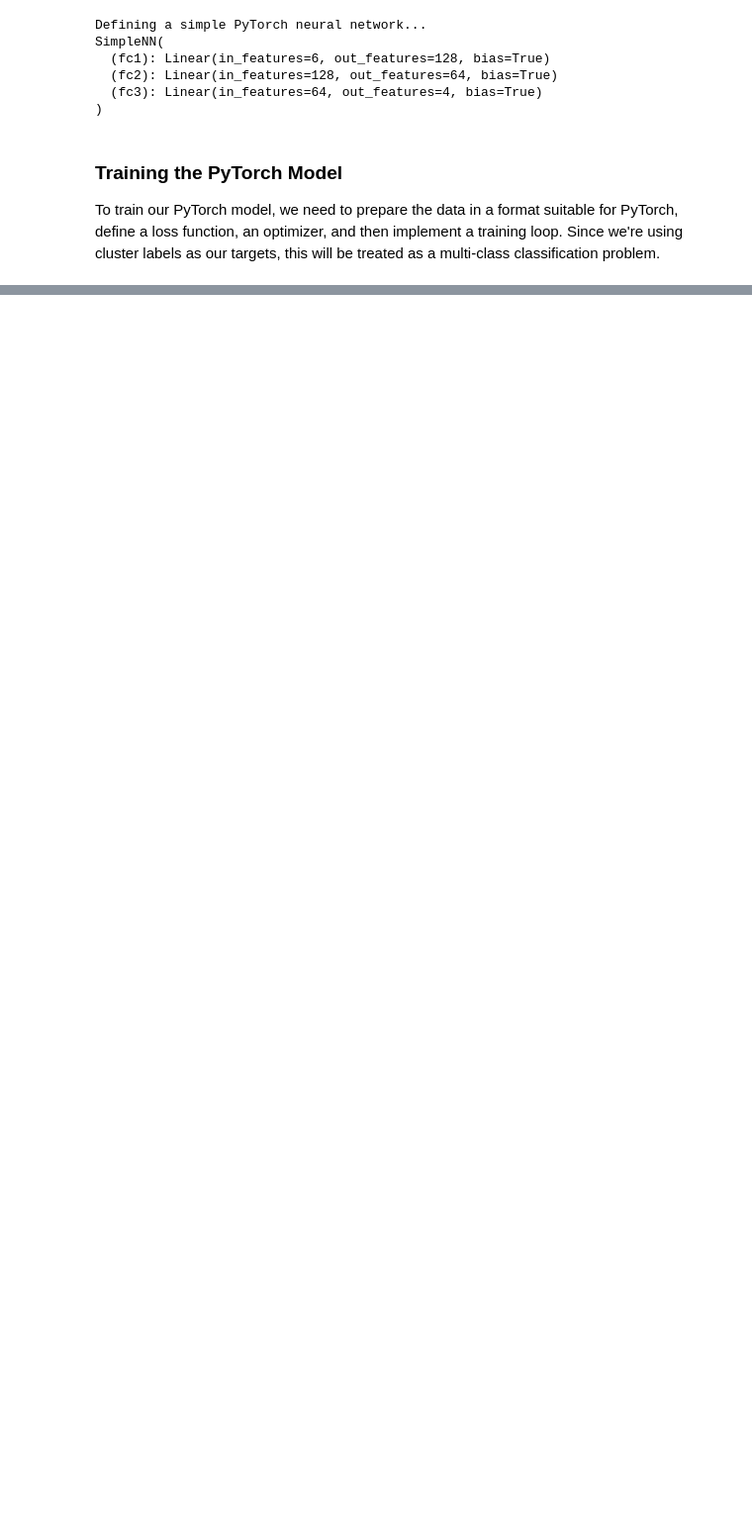
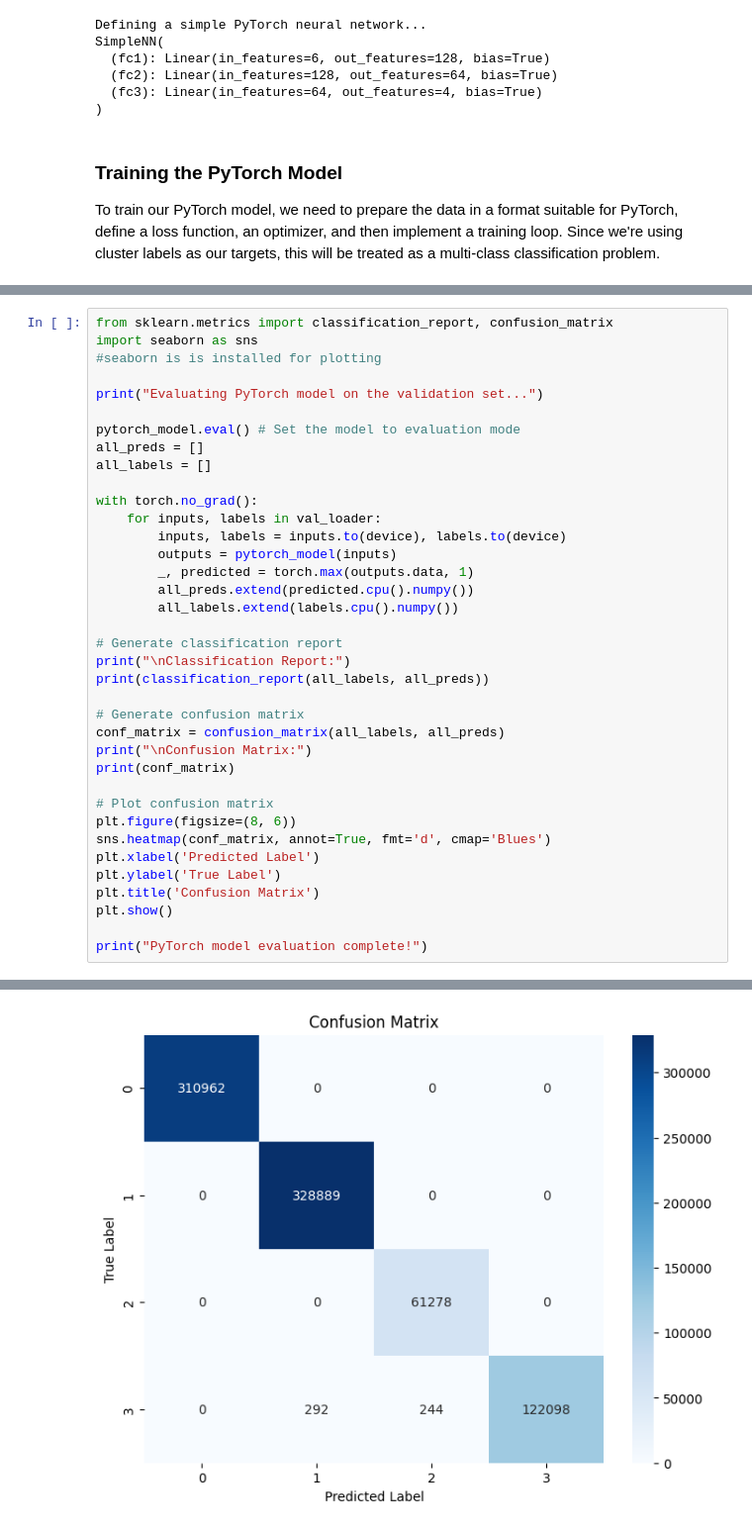
Before and after one commit to kfafa2018-ux/AIML-1030, a Jupyter notebook: rasterio_DL.ipynb, the cells around one changed output, grey strips where cells are left out. Shown at 99% size. Cells and saved outputs as stored; diff of their text form; blank space fills up the shorter version.

```diff
--- a/rasterio_DL.ipynb
+++ b/rasterio_DL.ipynb
@@ -505,0 +609,38 @@ Epoch [3/10], Training Loss: 0.0043, Validation Loss: 0.0093, Validation Accurac
+# %%
+from sklearn.metrics import classification_report, confusion_matrix
+import seaborn as sns
+#seaborn is is installed for plotting
+
+print("Evaluating PyTorch model on the validation set...")
+
+pytorch_model.eval() # Set the model to evaluation mode
+all_preds = []
+all_labels = []
+
+with torch.no_grad():
+    for inputs, labels in val_loader:
+        inputs, labels = inputs.to(device), labels.to(device)
+        outputs = pytorch_model(inputs)
+        _, predicted = torch.max(outputs.data, 1)
+        all_preds.extend(predicted.cpu().numpy())
+        all_labels.extend(labels.cpu().numpy())
+
+# Generate classification report
+print("\nClassification Report:")
+print(classification_report(all_labels, all_preds))
+
+# Generate confusion matrix
+conf_matrix = confusion_matrix(all_labels, all_preds)
+print("\nConfusion Matrix:")
+print(conf_matrix)
+
+# Plot confusion matrix
+plt.figure(figsize=(8, 6))
+sns.heatmap(conf_matrix, annot=True, fmt='d', cmap='Blues')
+plt.xlabel('Predicted Label')
+plt.ylabel('True Label')
+plt.title('Confusion Matrix')
+plt.show()
+
+print("PyTorch model evaluation complete!")
+# %% [output]
@@ -505,0 +667 @@ Epoch [3/10], Training Loss: 0.0043, Validation Loss: 0.0093, Validation Accurac
+[figure, added]
```
Also changed, not shown: parts of 23 cells of this notebook.
